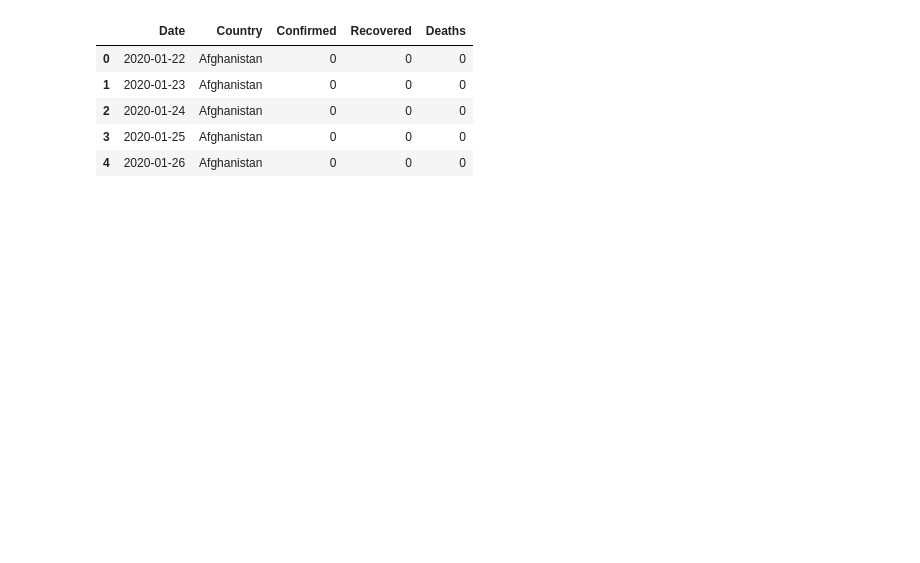
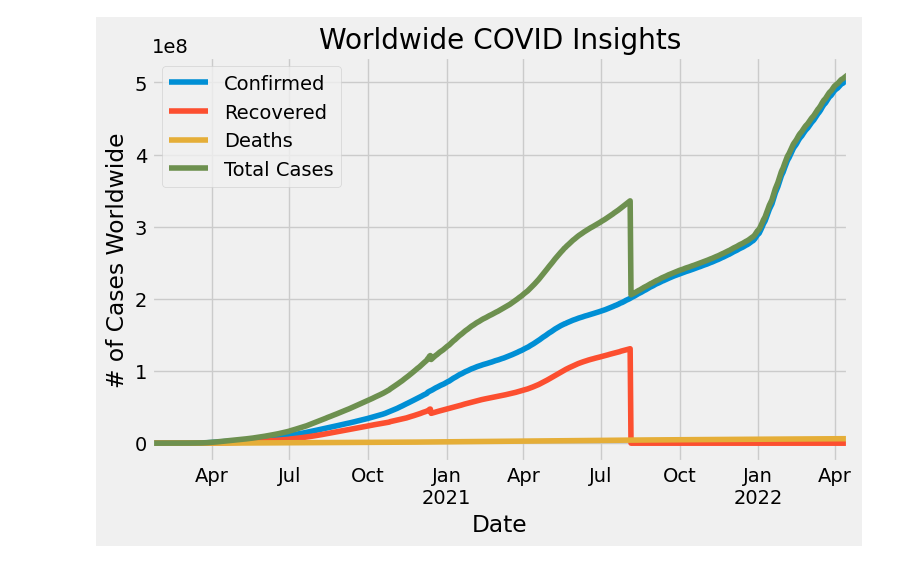
Before and after one commit to Fclb/Covid-19-Visualization, a Jupyter notebook: Covid-19 Visualization/Covid-19 Visualization.ipynb, the cells around one changed output. Cells and saved outputs as stored; diff of their text form; code cells hidden in the pictures; blank space fills up the shorter version.

Commit message:
Comparing US total cases vs. Worldwide total cases

```diff
--- a/Covid-19 Visualization/Covid-19 Visualization.ipynb
+++ b/Covid-19 Visualization/Covid-19 Visualization.ipynb
@@ -6,15 +4,19 @@ import matplotlib.pyplot as plt
 import matplotlib.dates as mdates
 
 %matplotlib inline
+plt.style.use('fivethirtyeight')
 
 df = pd.read_csv('https://raw.githubusercontent.com/datasets/covid-19/refs/heads/main/data/countries-aggregated.csv', parse_dates=['Date'])
-df.head()
+df['Total Cases'] = df[['Confirmed', 'Recovered', 'Deaths']].sum(axis=1)
-# %% [output]
-|  | Date | Country | Confirmed | Recovered | Deaths |
-| 0 | 2020-01-22 | Afghanistan | 0 | 0 | 0 |
-| 1 | 2020-01-23 | Afghanistan | 0 | 0 | 0 |
-| 2 | 2020-01-24 | Afghanistan | 0 | 0 | 0 |
-| 3 | 2020-01-25 | Afghanistan | 0 | 0 | 0 |
-| 4 | 2020-01-26 | Afghanistan | 0 | 0 | 0 |
 # %%
-df
+#Worldwide Cases
+
+worldwide_df = df.groupby(['Date']).sum()
+w = worldwide_df.plot(figsize=(8,5))
+w.set_xlabel('Date')
+w.set_ylabel('# of Cases Worldwide')
+w.title.set_text('Worldwide COVID Insights')
+
+plt.show()
+# %% [output]
+[figure, added]
```
Also changed, not shown: parts of 2 cells of this notebook.
